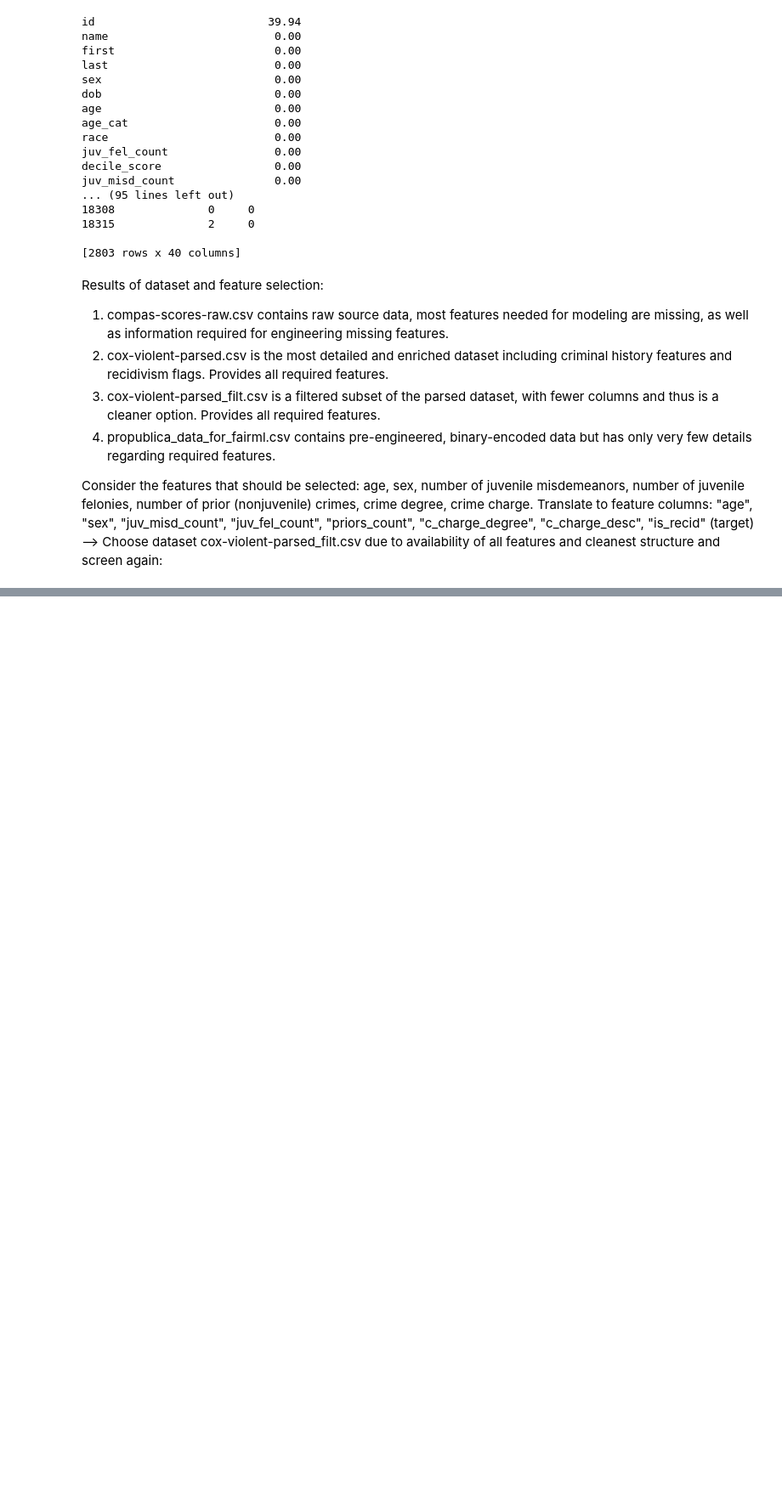
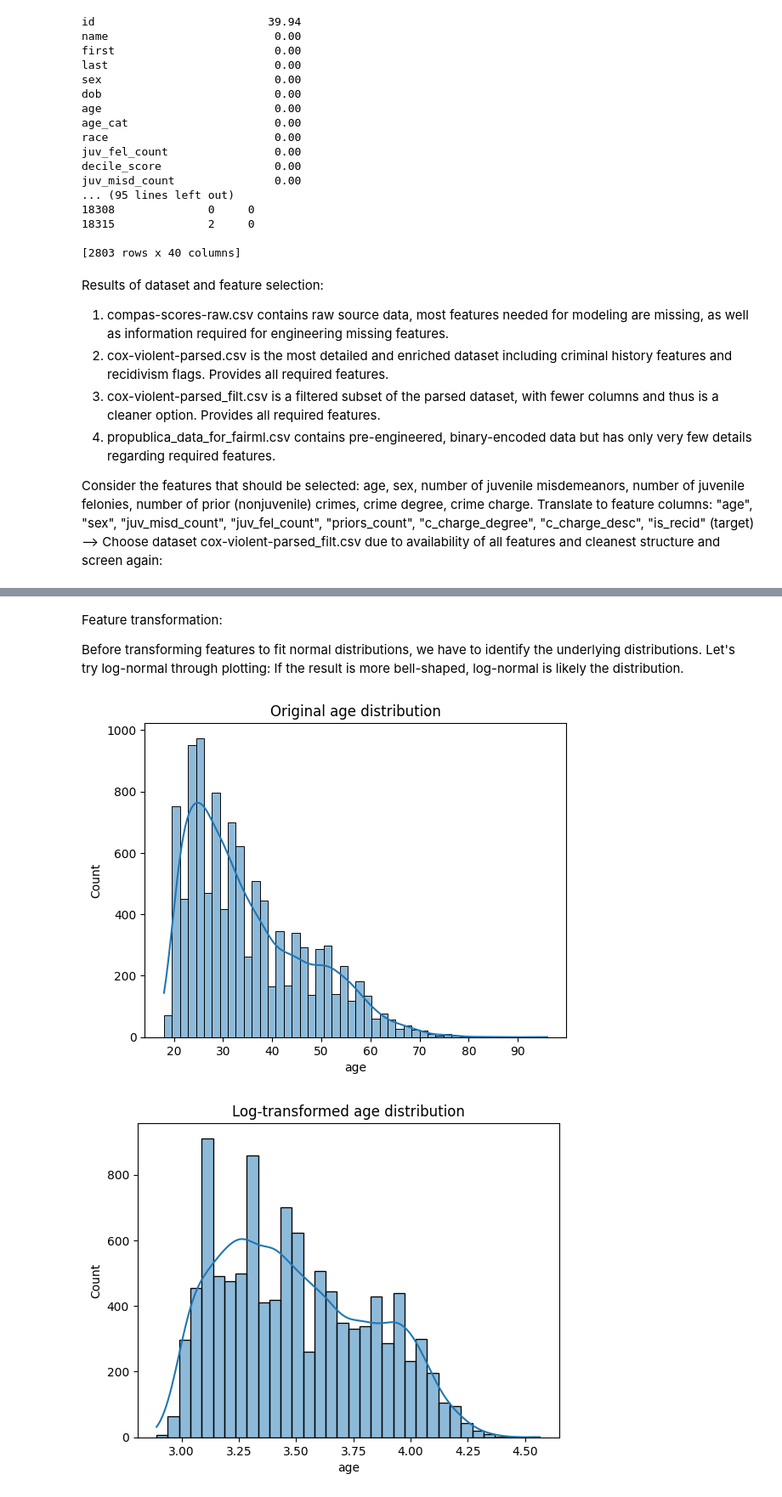
Before and after one commit to mincode2024/risk_assessment_case_study, a Jupyter notebook: notebooks/01_data_exploration.ipynb, the cells around one changed output, grey strips where cells are left out. Shown at 85% size. Cells and saved outputs as stored; diff of their text form; code cells hidden in the pictures; blank space fills up the shorter version.

```diff
--- a/notebooks/01_data_exploration.ipynb
+++ b/notebooks/01_data_exploration.ipynb
@@ -407,0 +858,55 @@ plt.show()
+# %% [markdown]
+Feature transformation:
+
+Before transforming features to fit normal distributions, we have to identify the underlying distributions. Let's try log-normal through plotting: If the result is more bell-shaped, log-normal is likely the distribution.
+# %%
+# Plot original age
+sns.histplot(df["age"], kde=True)
+plt.title("Original age distribution")
+plt.show()
+
+# Plot log-transformed age
+sns.histplot(np.log(df["age"]), kde=True)
+plt.title("Log-transformed age distribution")
+plt.savefig("../reports/log-transformed_age_dist.png")
+plt.show()
+plt.close()
+
+# Plot original priors_count
+sns.histplot(df["priors_count"], kde=True)
+plt.title("Original priors_count distribution")
+plt.show()
+
+# Plot log-transformed priors_count
+sns.histplot(np.log(df["priors_count"]), kde=True)
+plt.title("Log-transformed priors_count distribution")
+plt.savefig("../reports/log-transformed_priors_count_dist.png")
+plt.show()
+plt.close()
+
+# Plot original juv_fel_count
+sns.histplot(df["juv_fel_count"], kde=True)
+plt.title("Original juv_fel_count distribution")
+plt.show()
+
+# Plot log-transformed juv_fel_count
+sns.histplot(np.log(df["juv_fel_count"]), kde=True)
+plt.title("Log-transformed juv_fel_count distribution")
+plt.savefig("../reports/log-transformed_juv_fel_count_dist.png")
+plt.show()
+plt.close()
+
+# Plot original juv_misd_count
+sns.histplot(df["juv_misd_count"], kde=True)
+plt.title("Original juv_misd_count distribution")
+plt.show()
+
+# Plot log-transformed juv_misd_count
+sns.histplot(np.log(df["juv_misd_count"]), kde=True)
+plt.title("Log-transformed juv_misd_count distribution")
+plt.savefig("../reports/log-transformed_juv_misd_count_dist.png")
+plt.show()
+plt.close()
+# %% [output]
+[figure, added]
+[figure, added]
```
Also changed, not shown: parts of 33 cells of this notebook, 1 other file.
